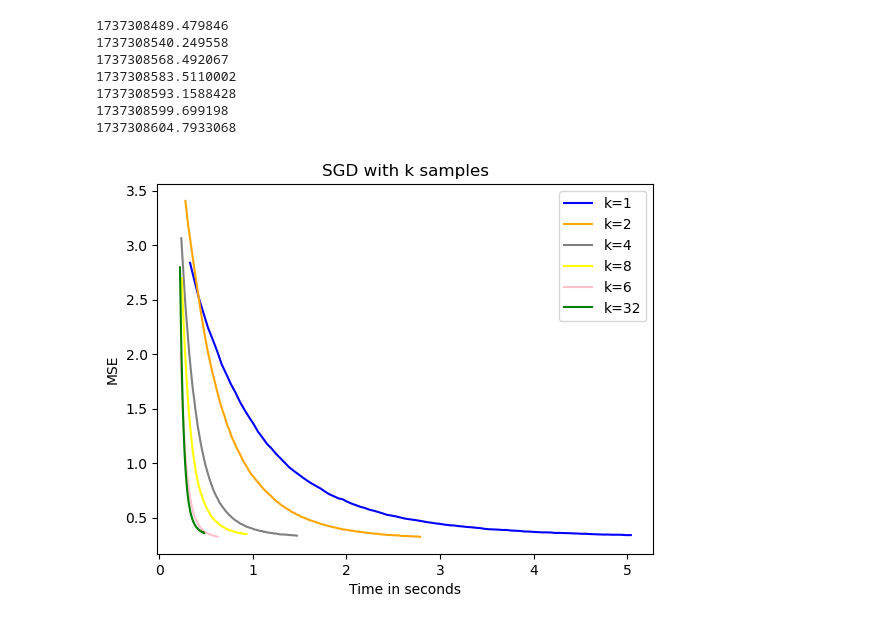
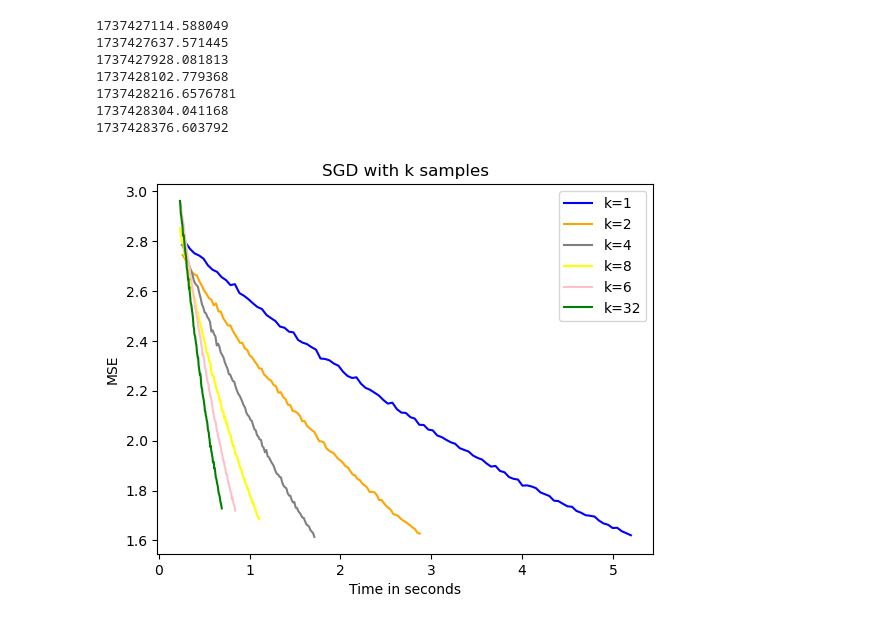
Before and after one commit to shreyashonnalli/ST444, a Jupyter notebook: Anjali_SGD_with_k_samples_code.ipynb, the cells around one changed output. Cells and saved outputs as stored; diff of their text form; code cells hidden in the pictures.

```diff
--- a/Anjali_SGD_with_k_samples_code.ipynb
+++ b/Anjali_SGD_with_k_samples_code.ipynb
@@ -98,23 +121,23 @@ def estimation(n, X, y, learning_rate, epochs, num_threads, k):
 # %%
 # Hyperparameters
-learning_rate = 0.01
+learning_rate = 0.001
 epochs = 100
 num_threads = 16  # Number of threads
 #k = 16  # Number of points each thread processes per batch
 
 if __name__ == "__main__":
     print(time.time())
-    mse_1,time_1 = SGD_with_k_samples.estimation(10, X, y, learning_rate, epochs, num_threads, 1)
+    mse_1,time_1 = SGD_with_k_samples.estimation(100, X, y, learning_rate, epochs, num_threads, 1)
     print(time.time())
-    mse_2,time_2 = SGD_with_k_samples.estimation(10,X, y, learning_rate, epochs, num_threads, 2)
+    mse_2,time_2 = SGD_with_k_samples.estimation(100,X, y, learning_rate, epochs, num_threads, 2)
     print(time.time())
-    mse_4,time_4 = SGD_with_k_samples.estimation(10,X, y, learning_rate, epochs, num_threads, 4)
+    mse_4,time_4 = SGD_with_k_samples.estimation(100,X, y, learning_rate, epochs, num_threads, 4)
     print(time.time())
-    mse_8,time_8 = SGD_with_k_samples.estimation(10,X, y, learning_rate, epochs, num_threads, 8)
+    mse_8,time_8 = SGD_with_k_samples.estimation(100,X, y, learning_rate, epochs, num_threads, 8)
     print(time.time())
-    mse_16,time_16 = SGD_with_k_samples.estimation(10,X, y, learning_rate, epochs, num_threads, 16)
+    mse_16,time_16 = SGD_with_k_samples.estimation(100,X, y, learning_rate, epochs, num_threads, 16)
     print(time.time())
-    mse_32,time_32 = SGD_with_k_samples.estimation(10,X, y, learning_rate, epochs, num_threads, 32)
+    mse_32,time_32 = SGD_with_k_samples.estimation(100,X, y, learning_rate, epochs, num_threads, 32)
     print(time.time())
     plt.xlabel('Time in seconds')
     plt.ylabel('MSE')
@@ -138,40 +161,40 @@ if __name__ == "__main__":
 # %%
 # Hyperparameters
-learning_rate = 0.01
+learning_rate = 0.001
 epochs = 100
 num_threads = 1  # Number of threads
 #k = 16  # Number of points each thread processes per batch
 
 if __name__ == "__main__":
     print(time.time())
-    mse_1,time_1 = SGD_with_k_samples.estimation(10, X, y, learning_rate, epochs, num_threads, 1)
+    mse_1,time_1 = SGD_with_k_samples.estimation(100, X, y, learning_rate, epochs, num_threads, 1)
     print(time.time())
-    mse_2,time_2 = SGD_with_k_samples.estimation(10,X, y, learning_rate, epochs, num_threads, 2)
+    mse_2,time_2 = SGD_with_k_samples.estimation(100,X, y, learning_rate, epochs, num_threads, 2)
     print(time.time())
-    mse_4,time_4 = SGD_with_k_samples.estimation(10,X, y, learning_rate, epochs, num_threads, 4)
+    mse_4,time_4 = SGD_with_k_samples.estimation(100,X, y, learning_rate, epochs, num_threads, 4)
     print(time.time())
-    mse_8,time_8 = SGD_with_k_samples.estimation(10,X, y, learning_rate, epochs, num_threads, 8)
+    mse_8,time_8 = SGD_with_k_samples.estimation(100,X, y, learning_rate, epochs, num_threads, 8)
     print(time.time())
-    mse_16,time_16 = SGD_with_k_samples.estimation(10,X, y, learning_rate, epochs, num_threads, 16)
+    mse_16,time_16 = SGD_with_k_samples.estimation(100,X, y, learning_rate, epochs, num_threads, 16)
     print(time.time())
-    mse_32,time_32 = SGD_with_k_samples.estimation(10,X, y, learning_rate, epochs, num_threads, 32)
+    mse_32,time_32 = SGD_with_k_samples.estimation(100,X, y, learning_rate, epochs, num_threads, 32)
     print(time.time())
     plt.xlabel('Time in seconds')
     plt.ylabel('MSE')
     plt.title('SGD with k samples')
     plt.plot(time_1,mse_1, label = "k=1", color="blue", linestyle="-")
     plt.plot(time_2,mse_2, label = "k=2", color="orange", linestyle="-")
     plt.plot(time_4,mse_4, label = "k=4", color="grey", linestyle="-")
     plt.plot(time_8,mse_8, label = "k=8", color="yellow", linestyle="-")
     plt.plot(time_16,mse_16, label = "k=6", color="pink", linestyle="-")
     plt.plot(time_32,mse_32, label = "k=32", color="green", linestyle="-")
     plt.legend()
 # %% [output]
-1737308489.479846
-1737308540.249558
-1737308568.492067
-1737308583.5110002
-1737308593.1588428
-1737308599.699198
-1737308604.7933068
+1737427114.588049
+1737427637.571445
+1737427928.081813
+1737428102.779368
+1737428216.6576781
+1737428304.041168
+1737428376.603792
-[figure, old version]
+[figure, new version]
```
Also changed, not shown: parts of 4 cells of this notebook, 1 other file.
